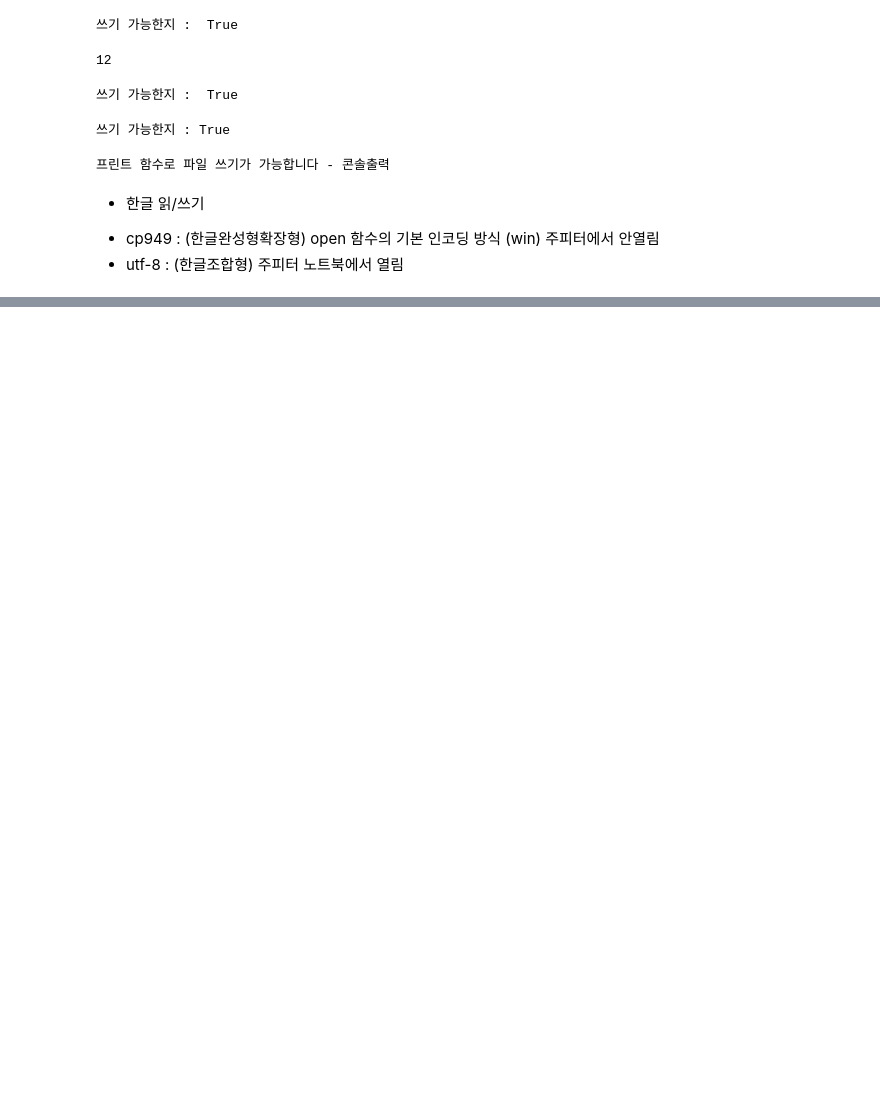
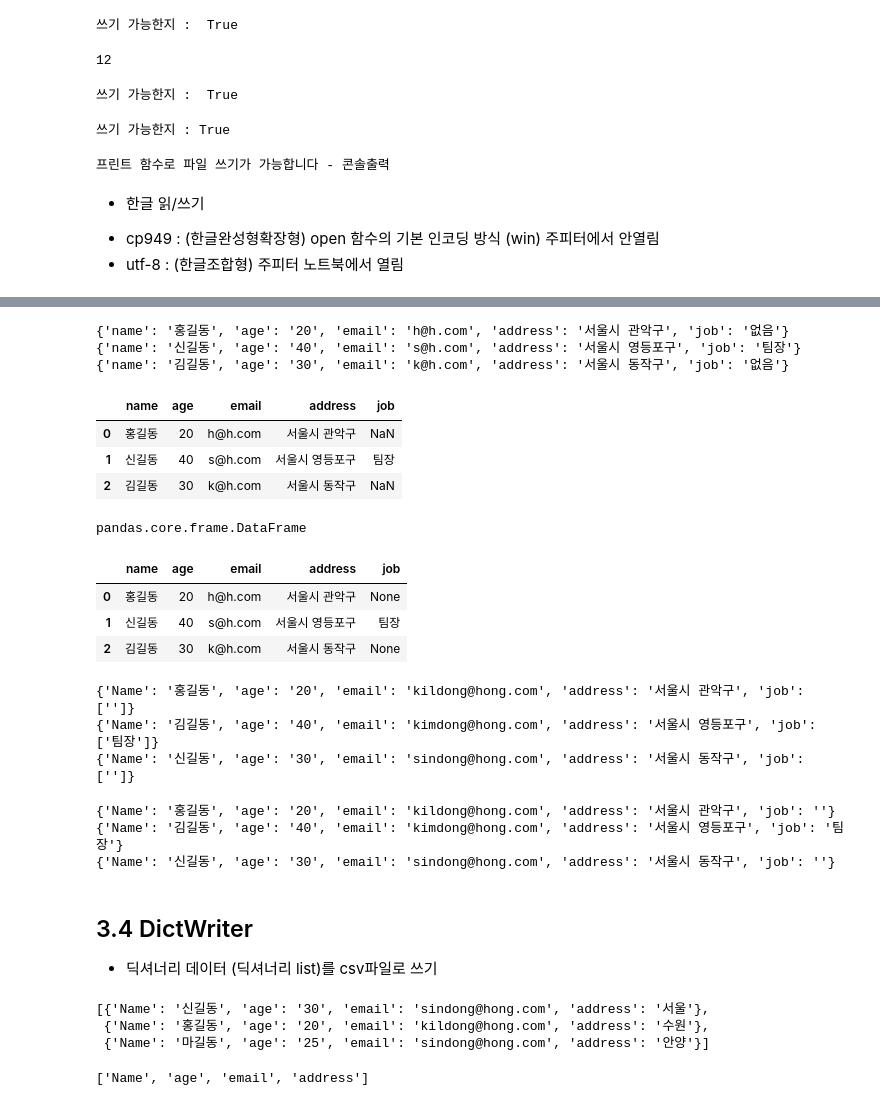
Before and after one commit to Jayk1220/ai, a Jupyter notebook: source/01_python/ch09. 파일 io프로그래밍.ipynb, the cells around one changed output, grey strips where cells are left out. Cells and saved outputs as stored; diff of their text form; code cells hidden in the pictures; blank space fills up the shorter version.

```diff
--- a/source/01_python/ch09. 파일 io프로그래밍.ipynb
+++ b/source/01_python/ch09. 파일 io프로그래밍.ipynb
@@ -62,0 +344,72 @@ with open('Data/ch09.txt', 'wt') as f: #cp949
+# %%
+import csv
+#header가 있는 csv 파일을 딕셔너리로 읽기 (ch09_member3.csv)
+with open ('Data/ch09_member3.csv','r',encoding='utf-8')as f:
+    dict_reader = csv.DictReader(f, restval = '없음')
+    for row in dict_reader:
+        print(row)
+# %% [output]
+{'name': '홍길동', 'age': '20', 'email': 'h@h.com', 'address': '서울시 관악구', 'job': '없음'}
+{'name': '신길동', 'age': '40', 'email': 's@h.com', 'address': '서울시 영등포구', 'job': '팀장'}
+{'name': '김길동', 'age': '30', 'email': 'k@h.com', 'address': '서울시 동작구', 'job': '없음'}
+# %%
+#csv 파일을 데이터프레임 데이터로 읽기
+import pandas as pd
+members = pd.read_csv('Data/ch09_member3.csv')# 판다스는 기본이 utf-8
+members
+# %% [output]
+|  | name | age | email | address | job |
+| 0 | 홍길동 | 20 | h@h.com | 서울시 관악구 | NaN |
+| 1 | 신길동 | 40 | s@h.com | 서울시 영등포구 | 팀장 |
+| 2 | 김길동 | 30 | k@h.com | 서울시 동작구 | NaN |
+# %%
+type(members)
+# %% [output]
+pandas.core.frame.DataFrame
+# %%
+pd.DataFrame(data=result)
+# %% [output]
+|  | name | age | email | address | job |
+| 0 | 홍길동 | 20 | h@h.com | 서울시 관악구 | None |
+| 1 | 신길동 | 40 | s@h.com | 서울시 영등포구 | 팀장 |
+| 2 | 김길동 | 30 | k@h.com | 서울시 동작구 | None |
+# %%
+#헤더가 없는 CSV 파일을 딕셔너리 데이터로 읽기(ch09_member1-cp.csv)
+with open('Data/ch09_member1-cp.csv','r') as f:
+    dict_reader = csv.DictReader(f, fieldnames = ["Name","age","email","address"],
+                                                 restkey = 'job')
+    for row in dict_reader:
+        print(row)
+# %% [output]
+{'Name': '홍길동', 'age': '20', 'email': 'kildong@hong.com', 'address': '서울시 관악구', 'job': ['']}
+{'Name': '김길동', 'age': '40', 'email': 'kimdong@hong.com', 'address': '서울시 영등포구', 'job': ['팀장']}
+{'Name': '신길동', 'age': '30', 'email': 'sindong@hong.com', 'address': '서울시 동작구', 'job': ['']}
+# %%
+#헤더가 없는 CSV 파일을 딕셔너리 데이터로 읽기(ch09_member1-cp.csv)
+with open('Data/ch09_member1-cp.csv','r') as f:
+    dict_reader = csv.DictReader(f, fieldnames = ["Name","age","email","address","job"])
+    for row in dict_reader:
+        print(row)
+# %% [output]
+{'Name': '홍길동', 'age': '20', 'email': 'kildong@hong.com', 'address': '서울시 관악구', 'job': ''}
+{'Name': '김길동', 'age': '40', 'email': 'kimdong@hong.com', 'address': '서울시 영등포구', 'job': '팀장'}
+{'Name': '신길동', 'age': '30', 'email': 'sindong@hong.com', 'address': '서울시 동작구', 'job': ''}
+# %% [markdown]
+## 3.4 DictWriter
+ - 딕셔너리 데이터 (딕셔너리 list)를 csv파일로 쓰기
+# %%
+user1 = {'Name': '신길동', 'age': '30', 'email': 'sindong@hong.com', 'address': '서울'}
+user2 = {'Name': '홍길동', 'age': '20', 'email': 'kildong@hong.com', 'address': '수원'}
+user3 = {'Name': '마길동', 'age': '25', 'email': 'sindong@hong.com', 'address': '안양'}
+
+user_list = [user1, user2, user3]
+user_list
+# %% [output]
+[{'Name': '신길동', 'age': '30', 'email': 'sindong@hong.com', 'address': '서울'},
+ {'Name': '홍길동', 'age': '20', 'email': 'kildong@hong.com', 'address': '수원'},
+ {'Name': '마길동', 'age': '25', 'email': 'sindong@hong.com', 'address': '안양'}]
+# %%
+fieldnames = list(user1.keys())
+fieldnames
+# %% [output]
+['Name', 'age', 'email', 'address']
```
Also changed, not shown: parts of 47 cells of this notebook, 20 other files.
